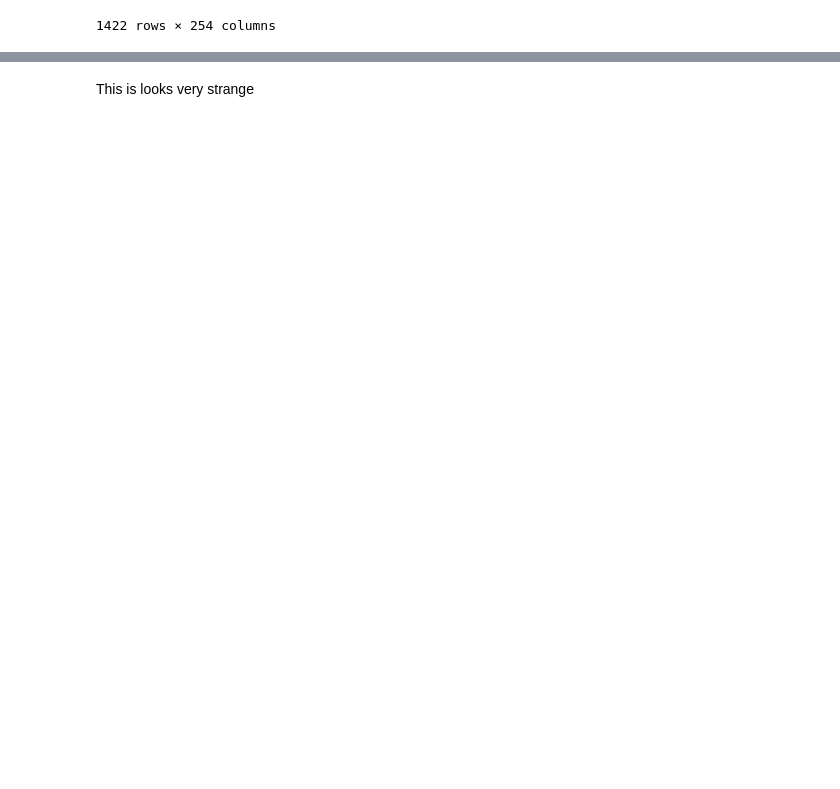
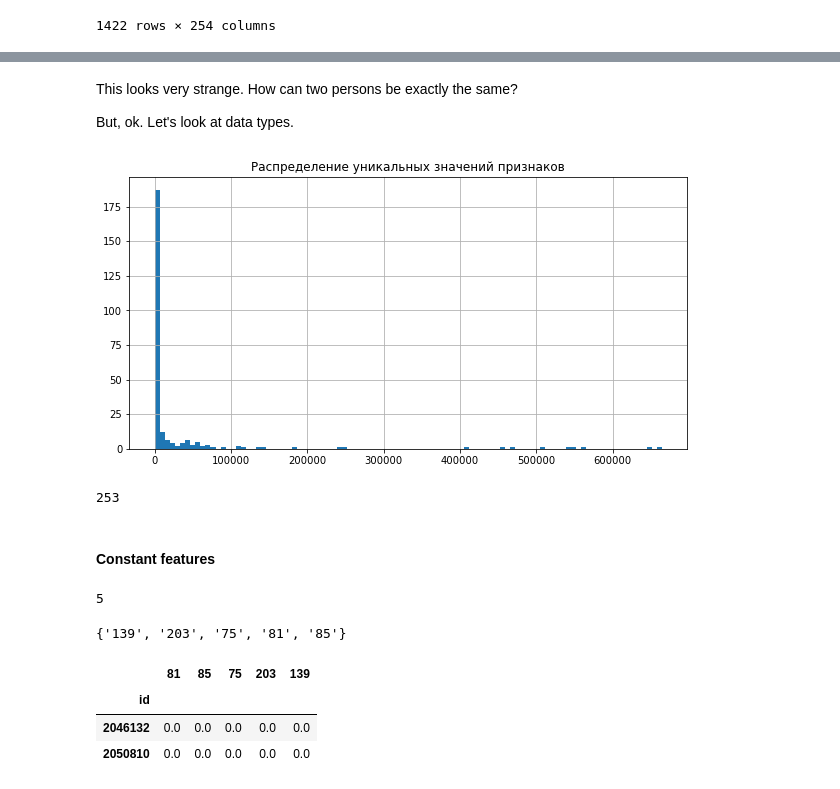
Before and after one commit to hildar/RecSys-Megafon, a Jupyter notebook: Train.ipynb, the cells around one changed output, grey strips where cells are left out. Drawn from its saved outputs; the diff is of its cells as text; code cells hidden in the pictures; blank space fills up the shorter version.

```diff
--- a/Train.ipynb
+++ b/Train.ipynb
@@ -225,0 +233,5 @@ Wall time: 5.7 s
+# %%
+from lightgbm import LGBMClassifier
+
+from sklearn.metrics import precision_recall_curve, roc_curve, classification_report, f1_score, auc
+plt.style.use('ggplot')
@@ -225,0 +425,3 @@ Wall time: 5.7 s
+# %%
+x = np.datetime64('2018-12-01T00:00:00')
+x
@@ -276,2 +481,35 @@ features[ features['id'].isin([3121327, 1638049, 3494546])]
 # %% [markdown]
-This is looks very strange
+This looks very strange. How can two persons be exactly the same?
+
+But, ok. Let's look at data types.
+# %%
+f.drop(columns='update_info_time', inplace=True)  # we don't need a date
+F_nunique = f.apply(lambda x: x.nunique())
+# %%
+plt.title("Distribution of unique feature values");
+F_nunique.hist(bins=100, figsize=(10, 5));
+# %% [output]
+[figure, added]
+# %%
+f_all = set(F_nunique.index.tolist())
+len(f_all)
+# %% [output]
+253
+# %% [markdown]
+#### Constant features
+# %%
+f_const = set(F_nunique[F_nunique == 1].index.tolist())
+len(f_const)
+# %% [output]
+5
+# %%
+f_const
+# %% [output]
+{'139', '203', '75', '81', '85'}
+# %%
+f[list(f_const)].head(2)
+# %% [output]
+|  | 81 | 85 | 75 | 203 | 139 |
+| id |  |  |  |  |  |
+| 2046132 | 0.0 | 0.0 | 0.0 | 0.0 | 0.0 |
+| 2050810 | 0.0 | 0.0 | 0.0 | 0.0 | 0.0 |
```
Also changed, not shown: parts of 54 cells of this notebook.
